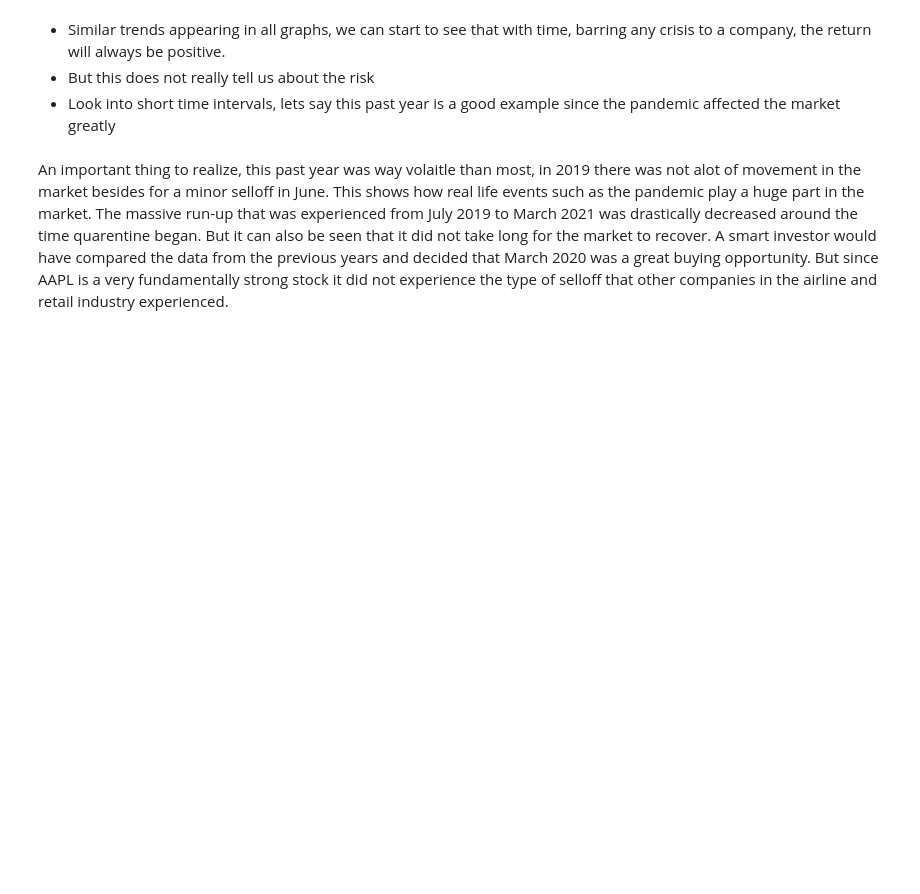
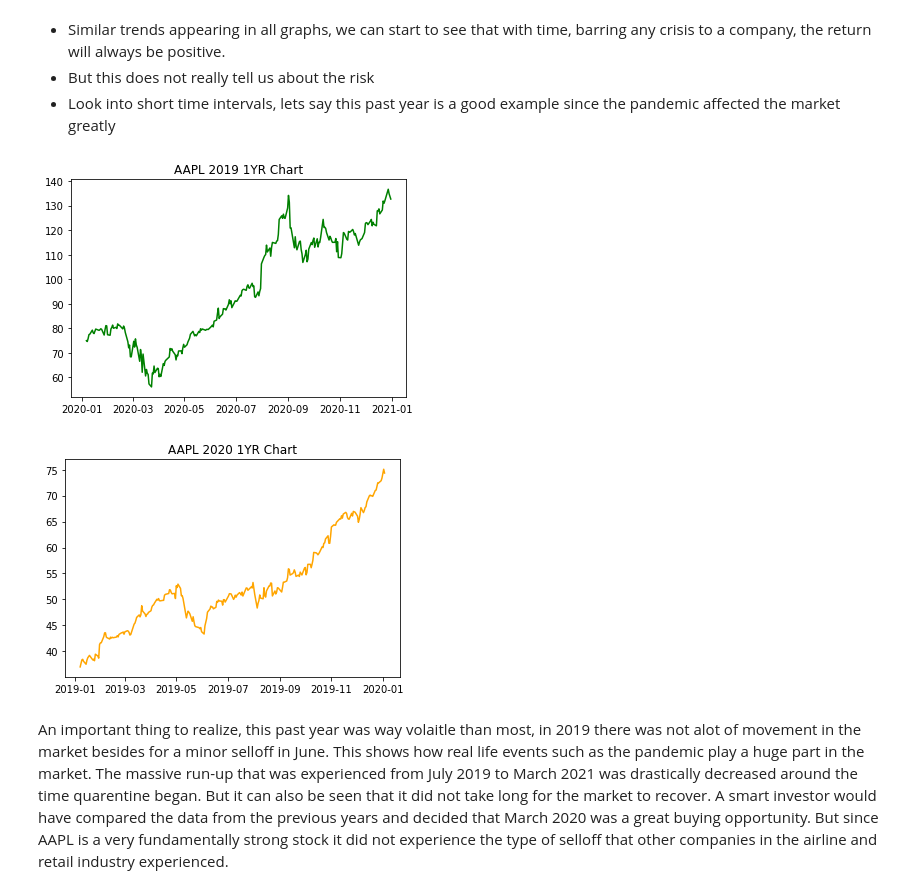
Before and after one commit to ithakker/367MidermIshaanThakker, a Jupyter notebook: messy-Stock Market Risk.ipynb, the cells around one changed output. Drawn from its saved outputs; the diff is of its cells as text; code cells hidden in the pictures; blank space fills up the shorter version.

```diff
--- a/messy-Stock Market Risk.ipynb
+++ b/messy-Stock Market Risk.ipynb
@@ -98,22 +110,25 @@ GME['Close'].plot(legend = True, figsize = (20,4))
 * Look into short time intervals, lets say this past year is a good example since the pandemic affected the market greatly
 # %%
 AAPL_short = AAPL.copy()
-AAPL_short['Date'] = pd.to_datetime(AAPL_short['Date'], format = '%Y%m%d')
+AAPL_short['Date'] = pd.to_datetime(AAPL_short['Date'], format = '%Y-%m-%d')
 #AAPL.set_index('Date')
 filtered = AAPL_short[(AAPL_short['Date'] > '2020-01-04') & (AAPL_short['Date'] < '2021-01-04')]
 #filtered.set_index('Date')
 x = filtered['Date']
 y = filtered['Close']
 plt.plot(x,y, color = "Green")
 plt.title('AAPL 2019 1YR Chart')
 plt.show()
 
 filtered2 = AAPL_short[(AAPL_short['Date'] > '2019-01-04') & (AAPL_short['Date'] < '2020-01-04')]
 x = filtered2['Date']
 y = filtered2['Close']
 plt.plot(x,y, color = "Orange")
 plt.title('AAPL 2020 1YR Chart')
 plt.show()
+# %% [output]
+[figure, added]
+[figure, added]
 # %% [markdown]
 An important thing to realize, this past year was way volaitle than most, in 2019 there was not alot of movement in the market besides for a minor selloff in June. This shows how real life events such as the pandemic play a huge part in the market. The massive run-up that was experienced from July 2019 to March 2021 was drastically decreased around the time quarentine began. But it can also be seen that it did not take long for the market to recover. A smart investor would have compared the data from the previous years and decided that March 2020 was a great buying opportunity. But since AAPL is a very fundamentally strong stock it did not experience the type of selloff that other companies in the airline and retail industry experienced.
 # %% [markdown]
```
Also changed, not shown: parts of 12 cells of this notebook.
